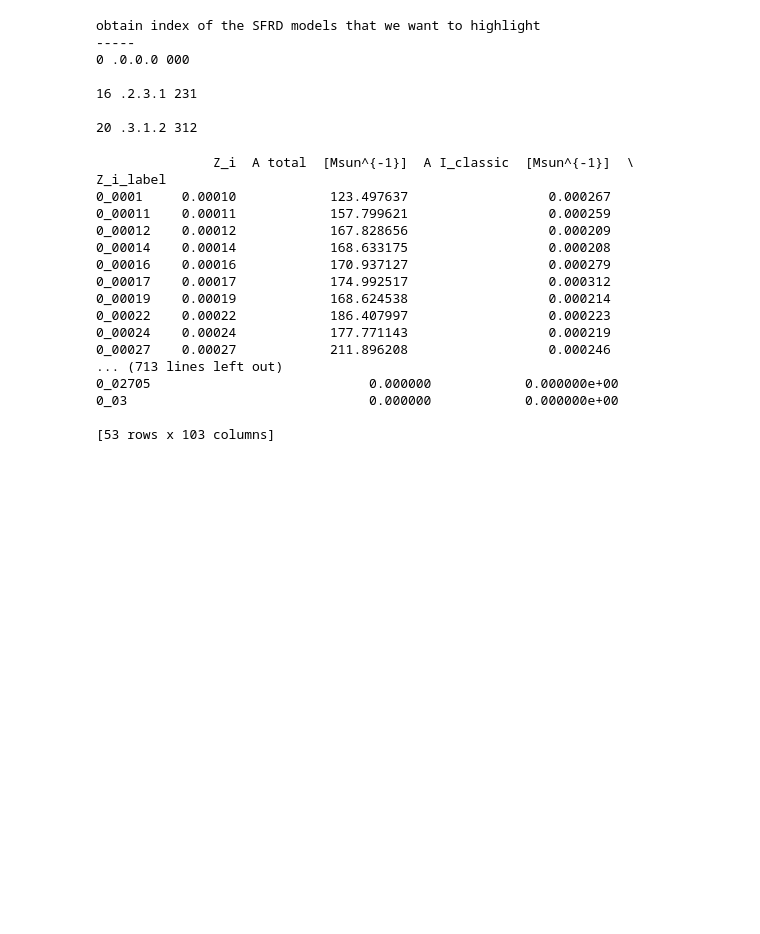
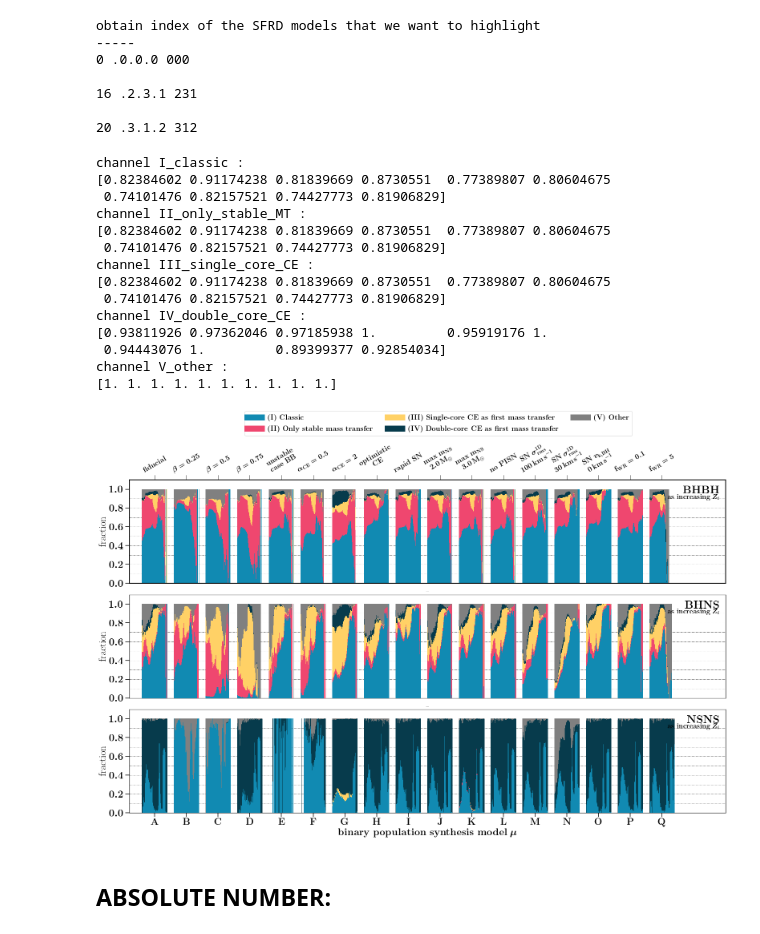
Before and after one commit to FloorBroekgaarden/DCO_FormationChannels, a Jupyter notebook: plottingCode/Fig_0/make_Figure_0.ipynb, the cells around one changed output. Drawn from its saved outputs; the diff is of its cells as text; code cells hidden in the pictures; blank space fills up the shorter version.

Commit message:
updated figures as function of metallicity

```diff
--- a/plottingCode/Fig_0/make_Figure_0.ipynb
+++ b/plottingCode/Fig_0/make_Figure_0.ipynb
@@ -55,31 +55,13 @@ obtain index of the SFRD models that we want to highlight
 
 20 .3.1.2 312
 # %%
-DCOname ='BHNS'
+# DCOname ='BHNS'
 
-csvPath = '/Users/floorbroekgaarden/Projects/GitHub/DCO_FormationChannels/dataFiles/data_Fig_0/formationRatesTotalAndPerChannel_'  + DCOname + '.csv'
+# csvPath = '/Users/floorbroekgaarden/Projects/GitHub/DCO_FormationChannels/dataFiles/data_Fig_0/formationRatesTotalAndPerChannel_'  + DCOname + '.csv'
 
-df_name = csvPath
-df = pd.read_csv(df_name, index_col=0)
+# df_name = csvPath
+# df = pd.read_csv(df_name, index_col=0)
 
 
-print(df)
+# print(df)
-# %% [output]
-               Z_i  A total  [Msun^{-1}]  A I_classic  [Msun^{-1}]  \
-Z_i_label
-0_0001     0.00010            123.497637                  0.000267
-0_00011    0.00011            157.799621                  0.000259
-0_00012    0.00012            167.828656                  0.000209
-0_00014    0.00014            168.633175                  0.000208
-0_00016    0.00016            170.937127                  0.000279
-0_00017    0.00017            174.992517                  0.000312
-0_00019    0.00019            168.624538                  0.000214
-0_00022    0.00022            186.407997                  0.000223
-0_00024    0.00024            177.771143                  0.000219
-0_00027    0.00027            211.896208                  0.000246
-... (713 lines left out)
-0_02705                            0.000000            0.000000e+00
-0_03                               0.000000            0.000000e+00
-
-[53 rows x 103 columns]
 # %%
@@ -255,3 +255,30 @@ def plotFormationChannelRates_vbars(whichRate='intrinsic', CSVdir='name'):
     return
 
 nModels=17
+# %%
+# Floor: note 24-2-2021 these are the OLD rates !!! Replace accordingly with new data
+# CSVdir = '/Users/floorbroekgaarden/Projects/GitHub/DCO_FormationChannels/dataFiles/data_Fig_1'
+ylims =[[0,1.1],[0,1.1],[0,1.1]]
+
+
+pathCSVfile='/Users/floorbroekgaarden/Projects/GitHub/Double-Compact-Object-Mergers/dataFiles/summary_data_Fig_1/'
+
+plotFormationChannelRates_vbars(csvFilePath=pathCSVfile)
+# %% [output]
+channel I_classic :
+[0.82384602 0.91174238 0.81839669 0.8730551  0.77389807 0.80604675
+ 0.74101476 0.82157521 0.74427773 0.81906829]
+channel II_only_stable_MT :
+[0.82384602 0.91174238 0.81839669 0.8730551  0.77389807 0.80604675
+ 0.74101476 0.82157521 0.74427773 0.81906829]
+channel III_single_core_CE :
+[0.82384602 0.91174238 0.81839669 0.8730551  0.77389807 0.80604675
+ 0.74101476 0.82157521 0.74427773 0.81906829]
+channel IV_double_core_CE :
+[0.93811926 0.97362046 0.97185938 1.         0.95919176 1.
+ 0.94443076 1.         0.89399377 0.92854034]
+channel V_other :
+[1. 1. 1. 1. 1. 1. 1. 1. 1. 1.]
+[figure, added]
+# %% [markdown]
+## ABSOLUTE NUMBER:
```
Also changed, not shown: parts of 5 cells of this notebook, 13 other files.
